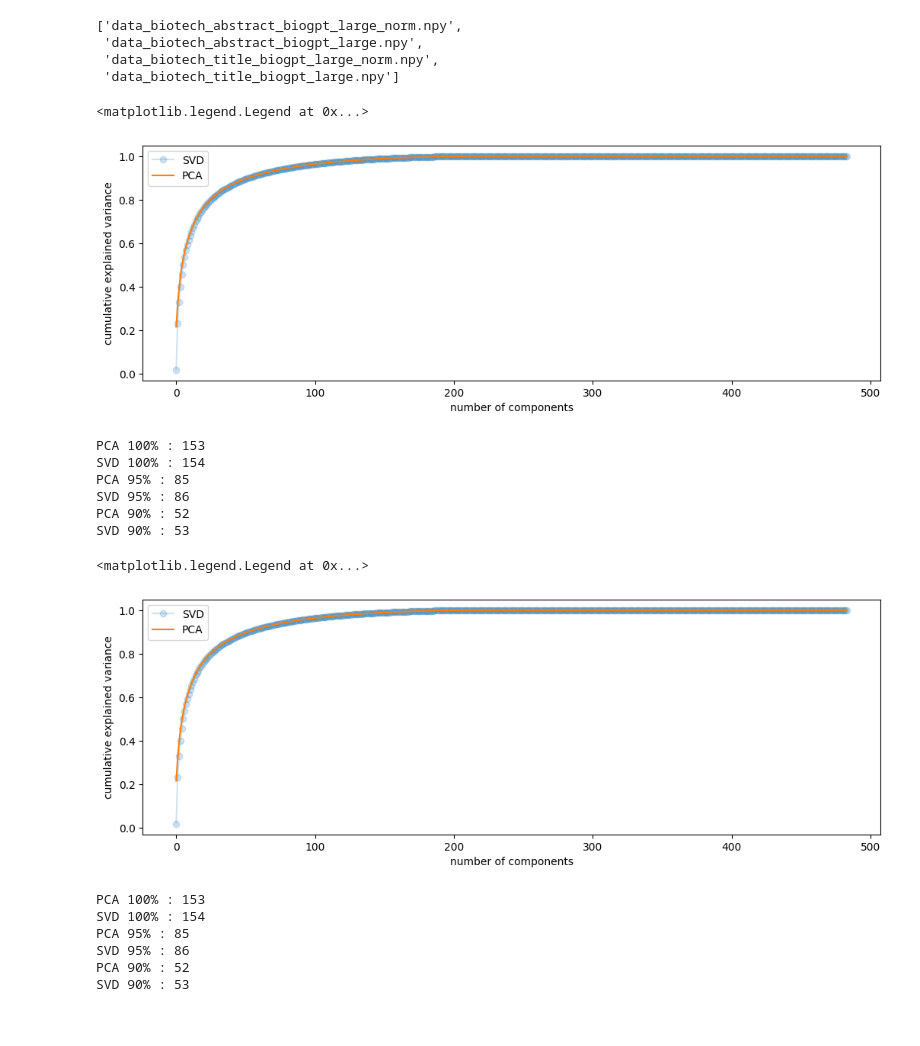
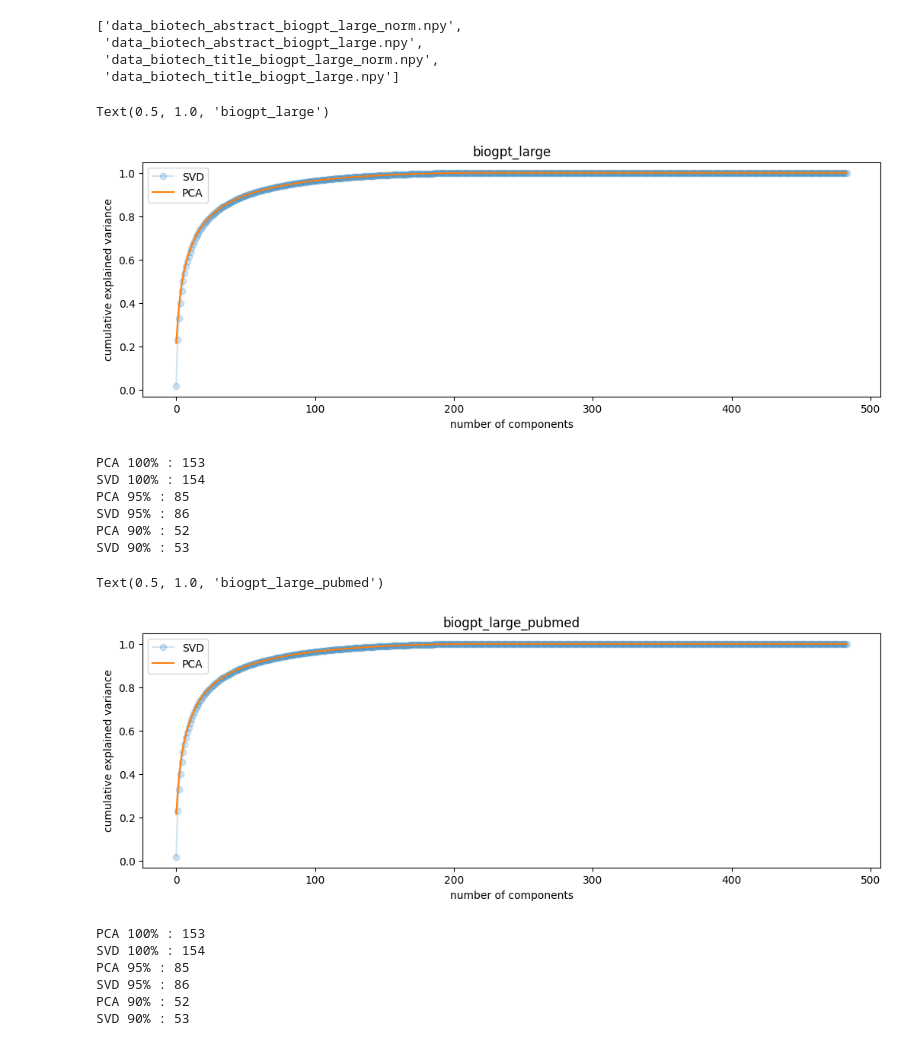
Before and after one commit to malinphy/e_repo, a Jupyter notebook: biogpt_variants.ipynb, the cells around one changed output. Saved outputs shown, nothing was run; the diff lists cells and outputs as text; code cells hidden in the pictures.

```diff
--- a/biogpt_variants.ipynb
+++ b/biogpt_variants.ipynb
@@ -39,19 +116,20 @@ biotech_title_biogpt_large_pubmed_qa = np.load('drive/MyDrive/transfer/biogpt_va
 # %%
 pca_biogpt_large = PCA().fit(biotech_abstract_biogpt_large)
 pca_var_biogpt_large = np.cumsum(pca_biogpt_large.explained_variance_ratio_)
 
 svd_content_biogpt_large = TruncatedSVD(n_iter= 25, n_components = 1600 ).fit(biotech_abstract_biogpt_large)
 svd_var_biogpt_large = np.cumsum(svd_content_biogpt_large.explained_variance_ratio_)
 
 plt.figure(figsize = (12.5,4))
 plt.plot(svd_var_biogpt_large, marker = 'o', alpha =0.2)
 plt.plot(pca_var_biogpt_large)
 plt.xlabel('number of components')
 plt.ylabel('cumulative explained variance');
 plt.legend(['SVD','PCA'])
+plt.title('biogpt_large')
 # %% [output]
-<matplotlib.legend.Legend at 0x...>
+Text(0.5, 1.0, 'biogpt_large')
-[figure, old version]
+[figure, new version]
 # %%
 print('PCA 100% :',np.where(np.array(pca_var_biogpt_large) >= 0.99)[0][0])
 print('SVD 100% :',np.where(np.array(svd_var_biogpt_large) >= 0.99)[0][0])
@@ -79,9 +157,10 @@ plt.plot(pca_var_biogpt_large_pubmed_qa)
 plt.xlabel('number of components')
 plt.ylabel('cumulative explained variance');
 plt.legend(['SVD','PCA'])
+plt.title('biogpt_large_pubmed')
 # %% [output]
-<matplotlib.legend.Legend at 0x...>
+Text(0.5, 1.0, 'biogpt_large_pubmed')
-[figure, old version]
+[figure, new version]
 # %%
 print('PCA 100% :',np.where(np.array(pca_var_biogpt_large_pubmed_qa) >= 0.99)[0][0])
 print('SVD 100% :',np.where(np.array(svd_var_biogpt_large_pubmed_qa) >= 0.99)[0][0])
```
Also changed, not shown: parts of 11 cells of this notebook.
